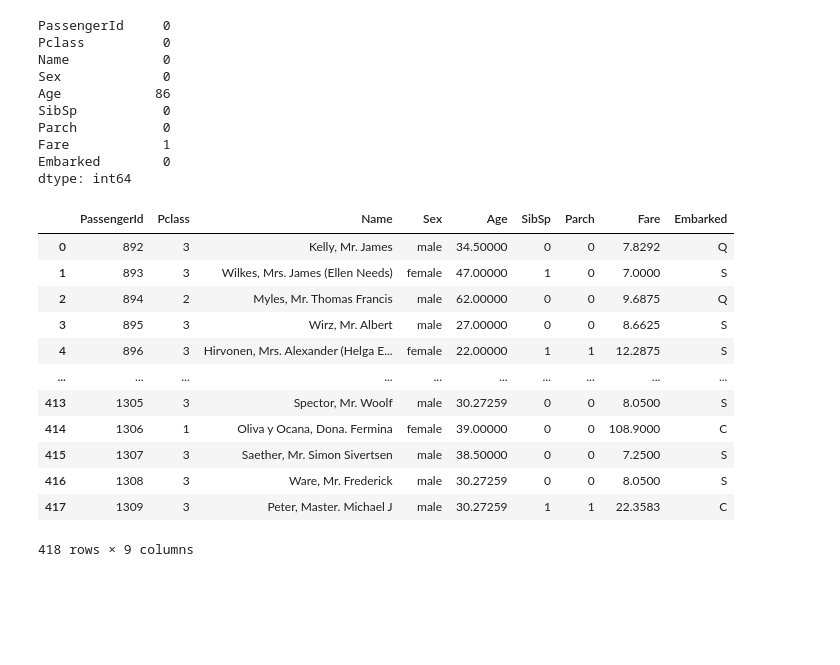
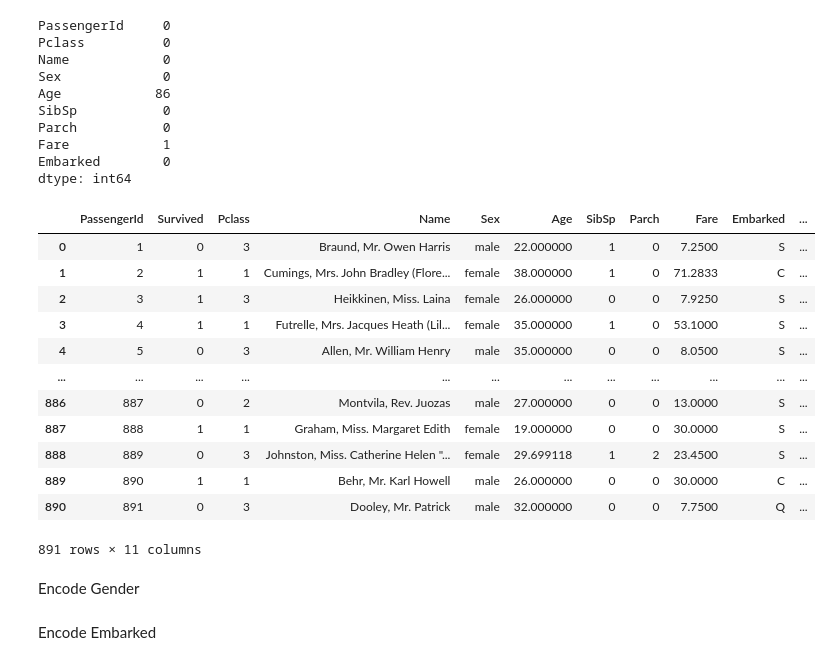
Before and after one commit to MarcusO17/kaggle-comps, a Jupyter notebook: main.ipynb, the cells around one changed output. Drawn from its saved outputs; the diff is of its cells as text; code cells hidden in the pictures; blank space fills up the shorter version.

```diff
--- a/main.ipynb
+++ b/main.ipynb
@@ -374,19 +374,21 @@ dtype: int64
 df_test["Age"].fillna(df_test['Age'].mean(),inplace=True)
 df_test["Fare"].fillna(df_test['Fare'].mean(),inplace=True)
 #Impute with mean
-# %%
-df_test
-# %% [output]
-|  | PassengerId | Pclass | Name | Sex | Age | SibSp | Parch | Fare | Embarked |
-| 0 | 892 | 3 | Kelly, Mr. James | male | 34.50000 | 0 | 0 | 7.8292 | Q |
-| 1 | 893 | 3 | Wilkes, Mrs. James (Ellen Needs) | female | 47.00000 | 1 | 0 | 7.0000 | S |
-| 2 | 894 | 2 | Myles, Mr. Thomas Francis | male | 62.00000 | 0 | 0 | 9.6875 | Q |
-| 3 | 895 | 3 | Wirz, Mr. Albert | male | 27.00000 | 0 | 0 | 8.6625 | S |
-| 4 | 896 | 3 | Hirvonen, Mrs. Alexander (Helga E... | female | 22.00000 | 1 | 1 | 12.2875 | S |
-| ... | ... | ... | ... | ... | ... | ... | ... | ... | ... |
-| 413 | 1305 | 3 | Spector, Mr. Woolf | male | 30.27259 | 0 | 0 | 8.0500 | S |
-| 414 | 1306 | 1 | Oliva y Ocana, Dona. Fermina | female | 39.00000 | 0 | 0 | 108.9000 | C |
-| 415 | 1307 | 3 | Saether, Mr. Simon Sivertsen | male | 38.50000 | 0 | 0 | 7.2500 | S |
-| 416 | 1308 | 3 | Ware, Mr. Frederick | male | 30.27259 | 0 | 0 | 8.0500 | S |
-| 417 | 1309 | 3 | Peter, Master. Michael J | male | 30.27259 | 1 | 1 | 22.3583 | C |
-418 rows × 9 columns
+# %%
+df_train
+# %% [output]
+|  | PassengerId | Survived | Pclass | Name | Sex | Age | SibSp | Parch | Fare | Embarked | ... |
+| 0 | 1 | 0 | 3 | Braund, Mr. Owen Harris | male | 22.000000 | 1 | 0 | 7.2500 | S | ... |
+| 1 | 2 | 1 | 1 | Cumings, Mrs. John Bradley (Flore... | female | 38.000000 | 1 | 0 | 71.2833 | C | ... |
+| 2 | 3 | 1 | 3 | Heikkinen, Miss. Laina | female | 26.000000 | 0 | 0 | 7.9250 | S | ... |
+| 3 | 4 | 1 | 1 | Futrelle, Mrs. Jacques Heath (Lil... | female | 35.000000 | 1 | 0 | 53.1000 | S | ... |
+| 4 | 5 | 0 | 3 | Allen, Mr. William Henry | male | 35.000000 | 0 | 0 | 8.0500 | S | ... |
+| ... | ... | ... | ... | ... | ... | ... | ... | ... | ... | ... | ... |
+| 886 | 887 | 0 | 2 | Montvila, Rev. Juozas | male | 27.000000 | 0 | 0 | 13.0000 | S | ... |
+| 887 | 888 | 1 | 1 | Graham, Miss. Margaret Edith | female | 19.000000 | 0 | 0 | 30.0000 | S | ... |
+| 888 | 889 | 0 | 3 | Johnston, Miss. Catherine Helen "... | female | 29.699118 | 1 | 2 | 23.4500 | S | ... |
+| 889 | 890 | 1 | 1 | Behr, Mr. Karl Howell | male | 26.000000 | 0 | 0 | 30.0000 | C | ... |
+| 890 | 891 | 0 | 3 | Dooley, Mr. Patrick | male | 32.000000 | 0 | 0 | 7.7500 | Q | ... |
+891 rows × 11 columns
+# %% [markdown]
+Encode Gender
@@ -392,0 +397,2 @@ df_test
+# %% [markdown]
+Encode Embarked
```
Also changed, not shown: parts of 6 cells of this notebook.
